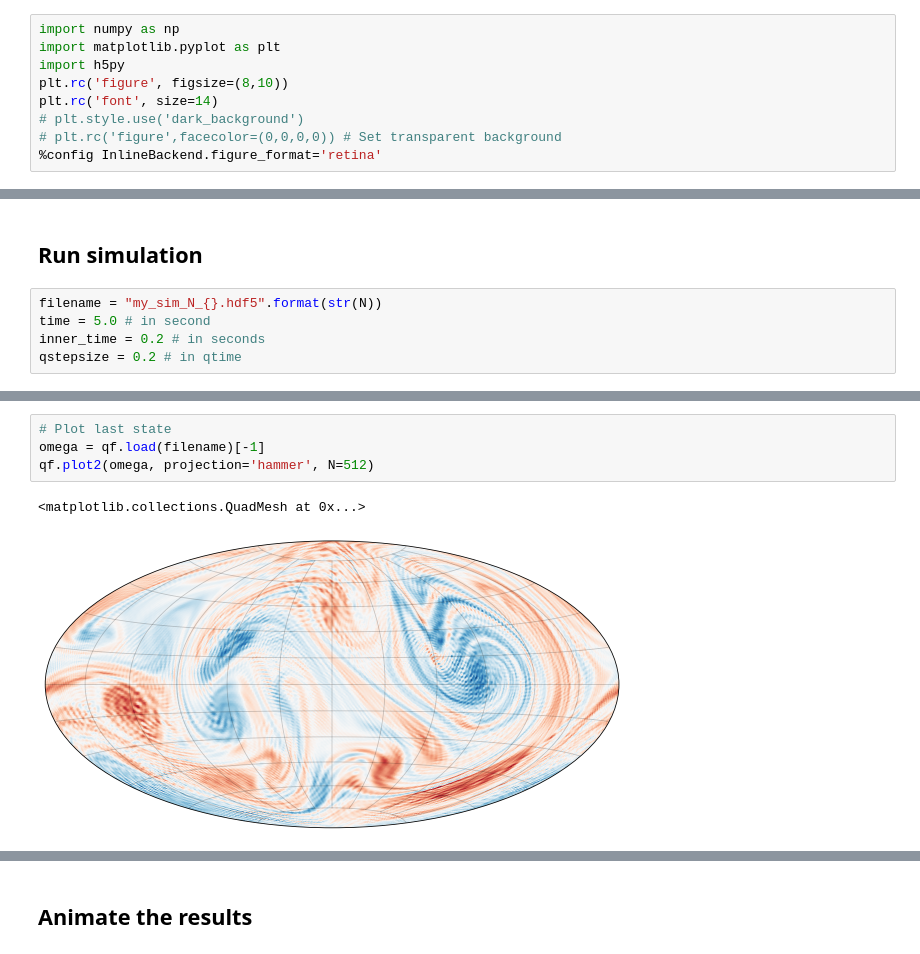
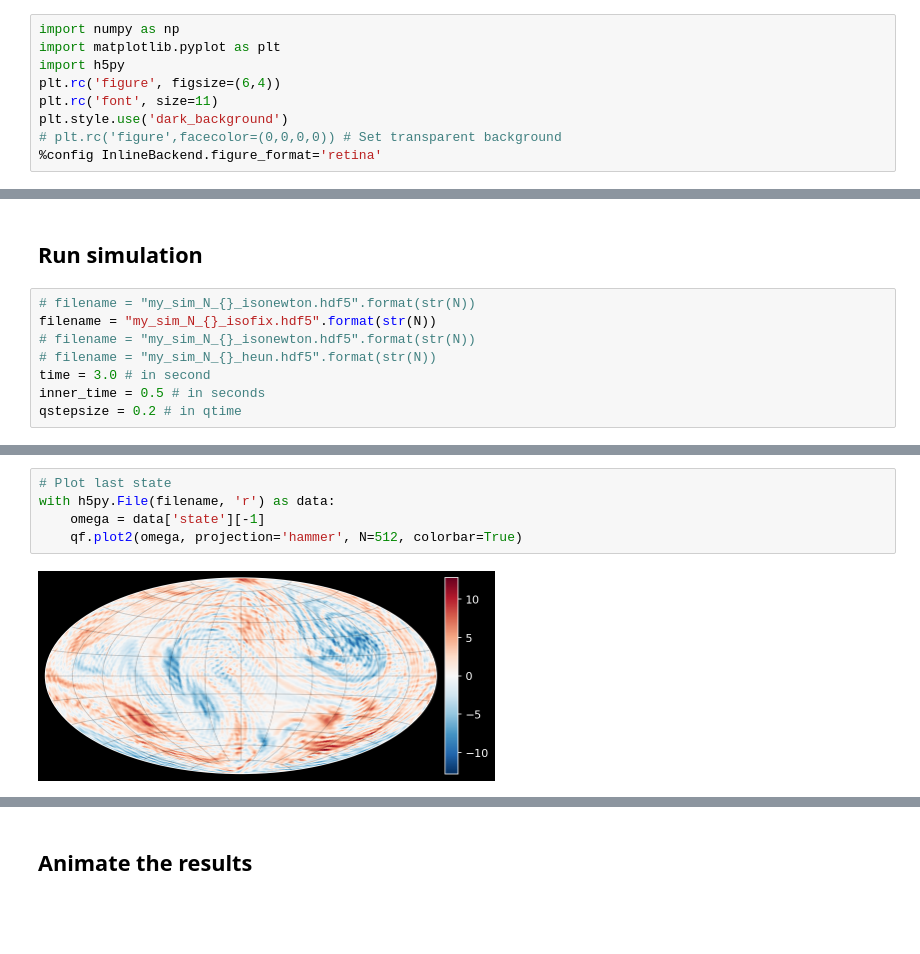
Before and after one commit to klasmodin/quflow, a Jupyter notebook: notebooks/basic-example.ipynb, the cells around one changed output, grey strips where cells are left out. Drawn from its saved outputs; the diff is of its cells as text; blank space fills up the shorter version.

```diff
--- a/notebooks/basic-example.ipynb
+++ b/notebooks/basic-example.ipynb
@@ -2,9 +2,9 @@
 import numpy as np
 import matplotlib.pyplot as plt
 import h5py
-plt.rc('figure', figsize=(8,10))
-plt.rc('font', size=14)
-# plt.style.use('dark_background')
+plt.rc('figure', figsize=(6,4))
+plt.rc('font', size=11)
+plt.style.use('dark_background')
 # plt.rc('figure',facecolor=(0,0,0,0)) # Set transparent background
 %config InlineBackend.figure_format='retina'
 # %%
@@ -38,7 +66,10 @@ W0 = qf.shr2mat(omega0, N=N)  # Convert SH coefficients to matrix
 # %% [markdown]
 ## Run simulation
 # %%
-filename = "my_sim_N_{}.hdf5".format(str(N))
-time = 5.0 # in second
-inner_time = 0.2 # in seconds
+# filename = "my_sim_N_{}_isonewton.hdf5".format(str(N))
+filename = "my_sim_N_{}_isofix.hdf5".format(str(N))
+# filename = "my_sim_N_{}_isonewton.hdf5".format(str(N))
+# filename = "my_sim_N_{}_heun.hdf5".format(str(N))
+time = 3.0 # in second
+inner_time = 0.5 # in seconds
 qstepsize = 0.2 # in qtime
@@ -69,7 +130,7 @@ mysim.flush()
 # %%
 # Plot last state
-omega = qf.load(filename)[-1]
-qf.plot2(omega, projection='hammer', N=512)
+with h5py.File(filename, 'r') as data:
+    omega = data['state'][-1]
+    qf.plot2(omega, projection='hammer', N=512, colorbar=True)
 # %% [output]
-<matplotlib.collections.QuadMesh at 0x...>
-[figure, old version]
+[figure, new version]
```
Also changed, not shown: parts of 17 cells of this notebook, 8 other files.
